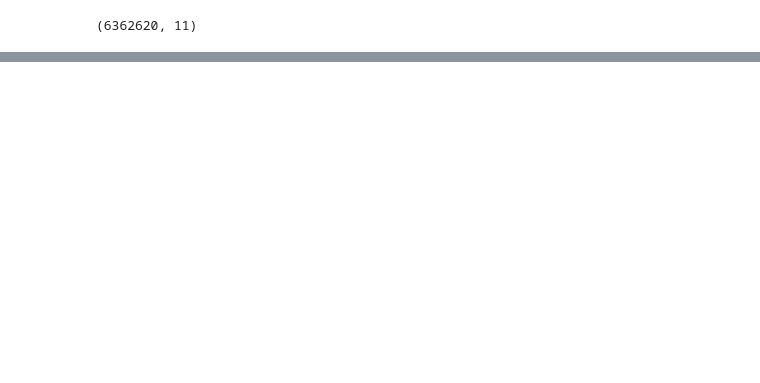
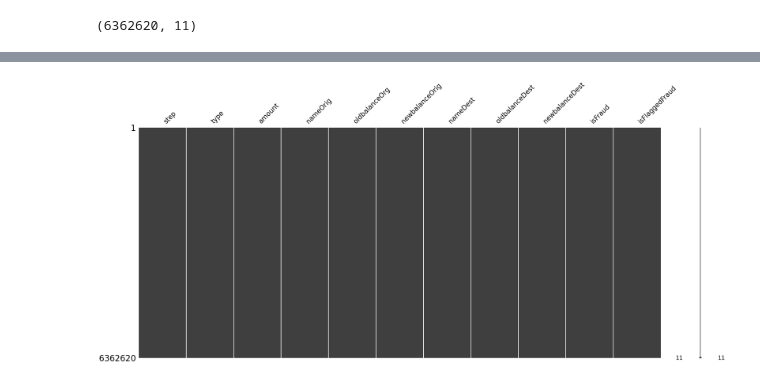
Before and after one commit to priyanka903/UMBC-DATA606-Capstone, a Jupyter notebook: notebooks/Online_Payment_Fraud_Detection.ipynb, the cells around one changed output, grey strips where cells are left out. Cells and saved outputs as stored; diff of their text form; code cells hidden in the pictures; blank space fills up the shorter version.

```diff
--- a/notebooks/Online_Payment_Fraud_Detection.ipynb
+++ b/notebooks/Online_Payment_Fraud_Detection.ipynb
@@ -31,0 +117,5 @@ df.shape
+# %%
+msno.matrix(df)
+plt.show()
+# %% [output]
+[figure, added]
```
Also changed, not shown: parts of 9 cells of this notebook.
